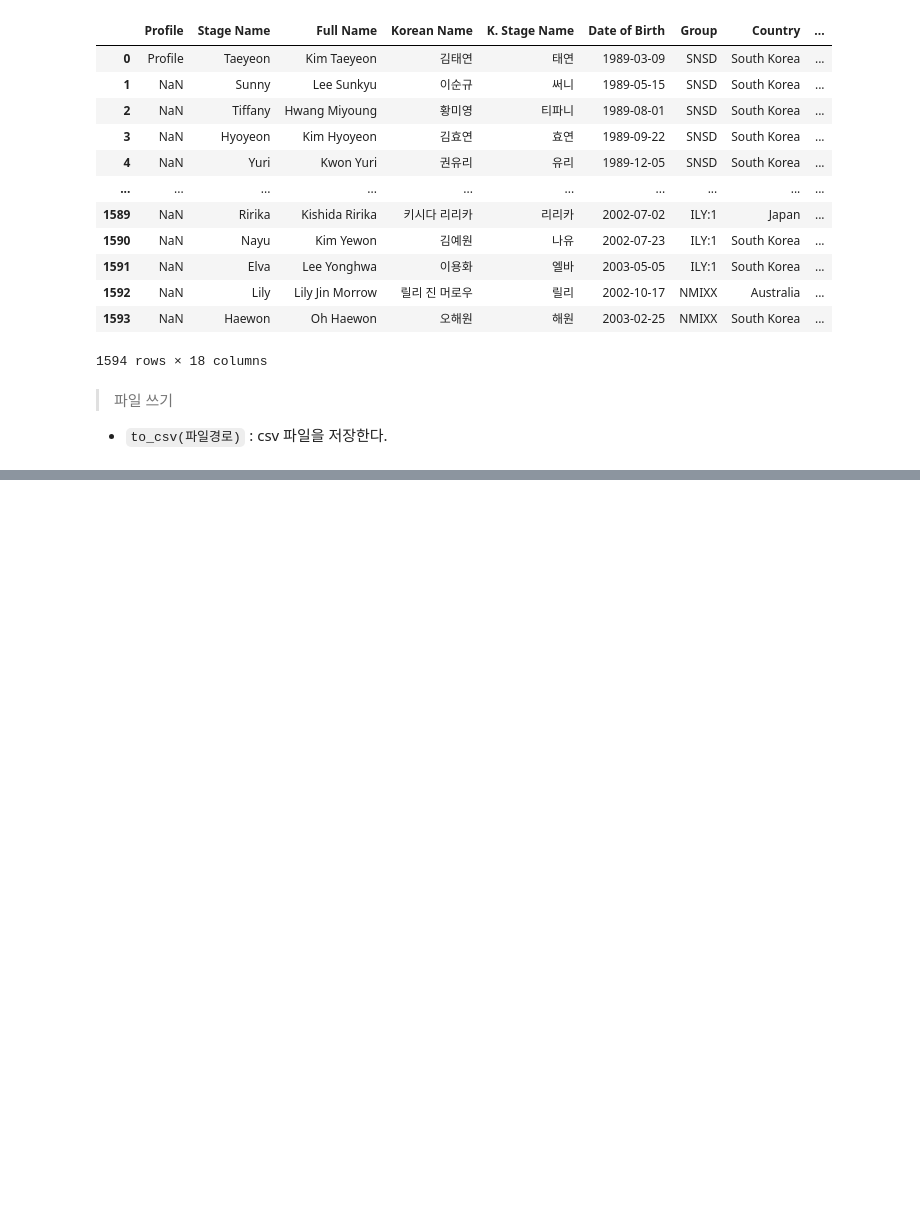
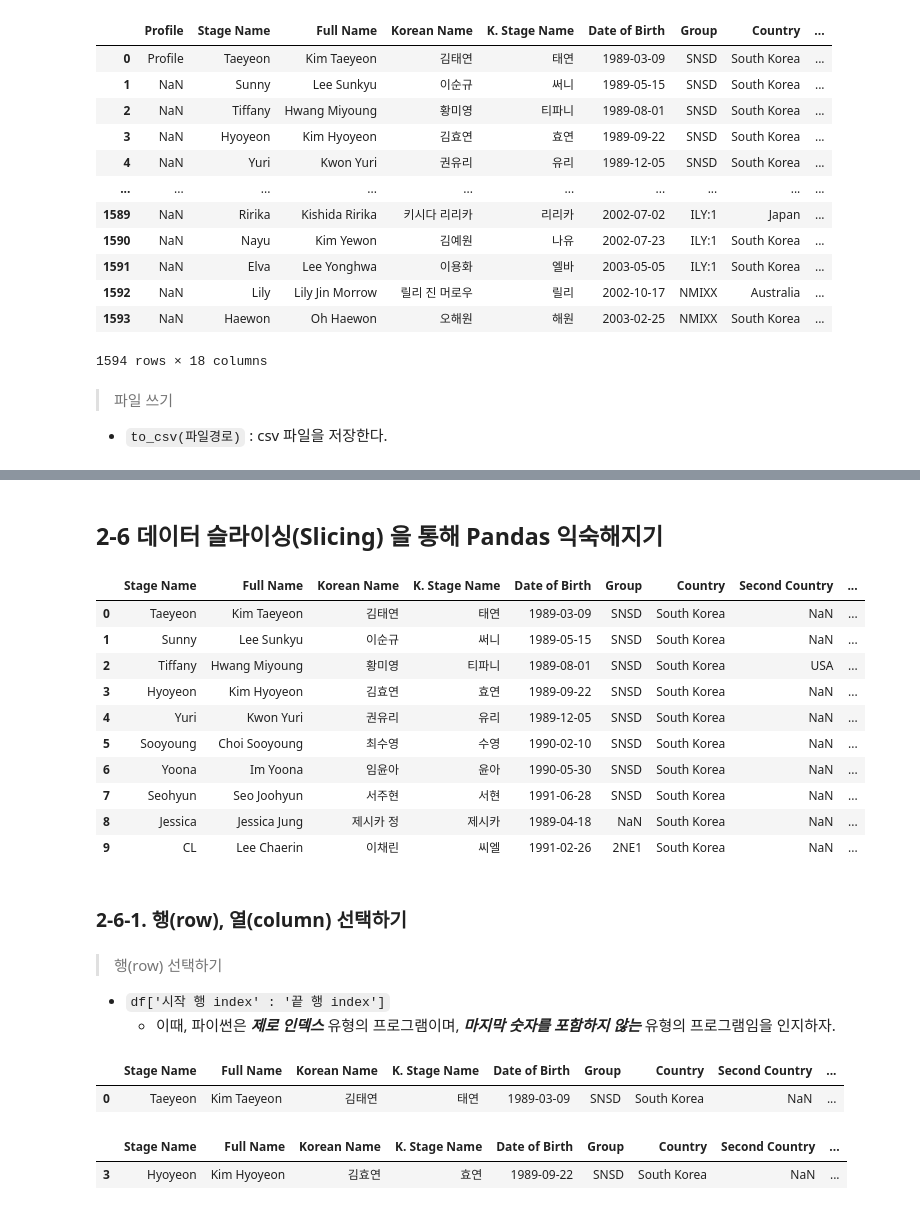
Before and after one commit to Chashoo414/Data_Analysis_Study, a Jupyter notebook: Part2/Part2_Summary_2-2.ipynb, the cells around one changed output, grey strips where cells are left out. Cells and saved outputs as stored; diff of their text form; code cells hidden in the pictures; blank space fills up the shorter version.

```diff
--- a/Part2/Part2_Summary_2-2.ipynb
+++ b/Part2/Part2_Summary_2-2.ipynb
@@ -123,0 +211,40 @@ df.to_csv(csv_path)
+# %% [markdown]
+## 2-6 데이터 슬라이싱(Slicing) 을 통해 Pandas 익숙해지기
+# %%
+# 실습 파일 로딩
+df = pd.read_csv('https://bit.ly/3gRXTfD')
+# 드라이브 마운트를 통한 경로 설정으로 파일 로딩이 가능하지만, 다운로드 링크로도 가능하다.
+
+df = df.iloc[:, 1:11].head(10)    # 편의를 위해 상위 10개 정보를 보는 것으로 설정한다.
+
+df
+# %% [output]
+|  | Stage Name | Full Name | Korean Name | K. Stage Name | Date of Birth | Group | Country | Second Country | ... |
+| 0 | Taeyeon | Kim Taeyeon | 김태연 | 태연 | 1989-03-09 | SNSD | South Korea | NaN | ... |
+| 1 | Sunny | Lee Sunkyu | 이순규 | 써니 | 1989-05-15 | SNSD | South Korea | NaN | ... |
+| 2 | Tiffany | Hwang Miyoung | 황미영 | 티파니 | 1989-08-01 | SNSD | South Korea | USA | ... |
+| 3 | Hyoyeon | Kim Hyoyeon | 김효연 | 효연 | 1989-09-22 | SNSD | South Korea | NaN | ... |
+| 4 | Yuri | Kwon Yuri | 권유리 | 유리 | 1989-12-05 | SNSD | South Korea | NaN | ... |
+| 5 | Sooyoung | Choi Sooyoung | 최수영 | 수영 | 1990-02-10 | SNSD | South Korea | NaN | ... |
+| 6 | Yoona | Im Yoona | 임윤아 | 윤아 | 1990-05-30 | SNSD | South Korea | NaN | ... |
+| 7 | Seohyun | Seo Joohyun | 서주현 | 서현 | 1991-06-28 | SNSD | South Korea | NaN | ... |
+| 8 | Jessica | Jessica Jung | 제시카 정 | 제시카 | 1989-04-18 | NaN | South Korea | NaN | ... |
+| 9 | CL | Lee Chaerin | 이채린 | 씨엘 | 1991-02-26 | 2NE1 | South Korea | NaN | ... |
+# %% [markdown]
+### 2-6-1. 행(row), 열(column) 선택하기
+# %% [markdown]
+> 행(row) 선택하기
+- `df['시작 행 index' : '끝 행 index']`
+    - 이때, 파이썬은 ***제로 인덱스*** 유형의 프로그램이며, ***마지막 숫자를 포함하지 않는*** 유형의 프로그램임을 인지하자.
+# %%
+# 행 하나 가져오기 (index 0인 행)
+df[0:1]
+# %% [output]
+|  | Stage Name | Full Name | Korean Name | K. Stage Name | Date of Birth | Group | Country | Second Country | ... |
+| 0 | Taeyeon | Kim Taeyeon | 김태연 | 태연 | 1989-03-09 | SNSD | South Korea | NaN | ... |
+# %%
+# index 3인 행 가져오기
+df[3:4]
+# %% [output]
+|  | Stage Name | Full Name | Korean Name | K. Stage Name | Date of Birth | Group | Country | Second Country | ... |
+| 3 | Hyoyeon | Kim Hyoyeon | 김효연 | 효연 | 1989-09-22 | SNSD | South Korea | NaN | ... |
```
Also changed, not shown: parts of 39 cells of this notebook.
